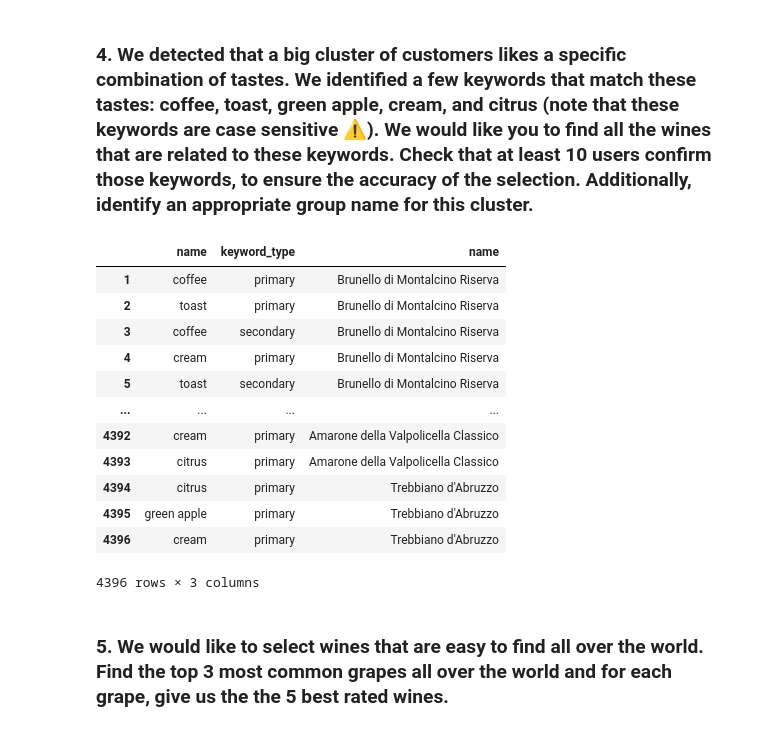
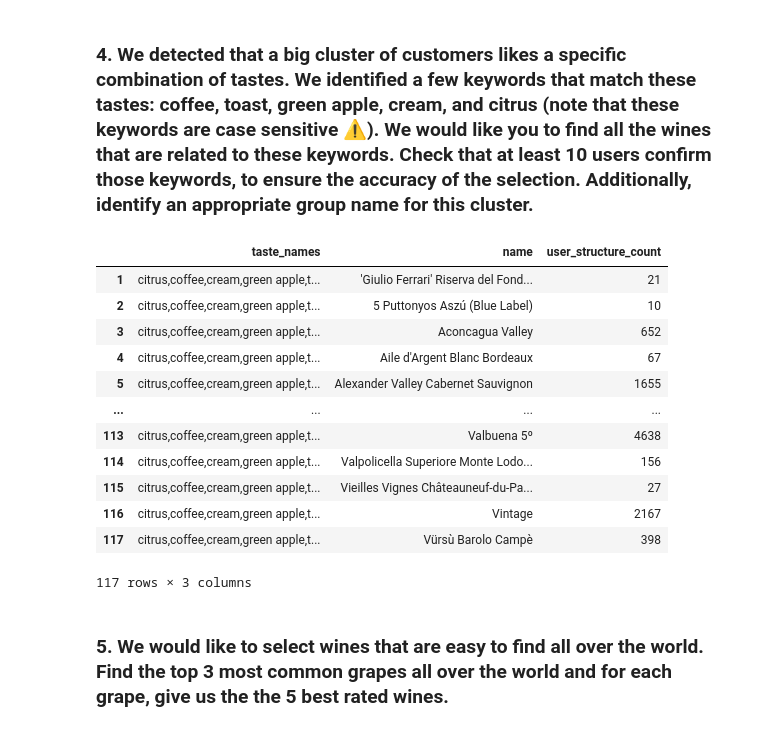
Before and after one commit to 1Dh2Be/Wiwino-Market-Analysis, a Jupyter notebook: src/queries.ipynb, the cells around one changed output. Cells and saved outputs as stored; diff of their text form; code cells hidden in the pictures.

```diff
--- a/src/queries.ipynb
+++ b/src/queries.ipynb
@@ -74,34 +92,36 @@ df
 # %%
 list_of_tastes = ["coffee", "toast", "green apple", "cream", "citrus"]
 list_of_tastes_str = ", " .join([f"'{name}'" for name in list_of_tastes])
 
 query_4 = f"""
-    SELECT keywords.name, keyword_type, wines.name
+    SELECT GROUP_CONCAT(DISTINCT keywords.name) AS taste_names, wines.name, user_structure_count
     FROM keywords
     JOIN keywords_wine
     ON keywords.id = keywords_wine.keyword_id
     JOIN wines
     ON keywords_wine.wine_id = wines.id
-    WHERE keywords.name IN ({list_of_tastes_str});"""
+    WHERE keywords.name IN ({list_of_tastes_str}) AND user_structure_count >= 10
+    GROUP BY wines.name
+    HAVING COUNT(DISTINCT keywords.name) = {len(list_of_tastes)};"""
 
 df = pd.read_sql_query(query_4, conn)
 
 df.index += 1
 df
 # %% [output]
-|  | name | keyword_type | name |
-| 1 | coffee | primary | Brunello di Montalcino Riserva |
-| 2 | toast | primary | Brunello di Montalcino Riserva |
-| 3 | coffee | secondary | Brunello di Montalcino Riserva |
-| 4 | cream | primary | Brunello di Montalcino Riserva |
-| 5 | toast | secondary | Brunello di Montalcino Riserva |
+|  | taste_names | name | user_structure_count |
+| 1 | citrus,coffee,cream,green apple,t... | 'Giulio Ferrari' Riserva del Fond... | 21 |
+| 2 | citrus,coffee,cream,green apple,t... | 5 Puttonyos Aszú (Blue Label) | 10 |
+| 3 | citrus,coffee,cream,green apple,t... | Aconcagua Valley | 652 |
+| 4 | citrus,coffee,cream,green apple,t... | Aile d'Argent Blanc Bordeaux | 67 |
+| 5 | citrus,coffee,cream,green apple,t... | Alexander Valley Cabernet Sauvignon | 1655 |
 | ... | ... | ... | ... |
-| 4392 | cream | primary | Amarone della Valpolicella Classico |
-| 4393 | citrus | primary | Amarone della Valpolicella Classico |
-| 4394 | citrus | primary | Trebbiano d'Abruzzo |
-| 4395 | green apple | primary | Trebbiano d'Abruzzo |
-| 4396 | cream | primary | Trebbiano d'Abruzzo |
+| 113 | citrus,coffee,cream,green apple,t... | Valbuena 5º | 4638 |
+| 114 | citrus,coffee,cream,green apple,t... | Valpolicella Superiore Monte Lodo... | 156 |
+| 115 | citrus,coffee,cream,green apple,t... | Vieilles Vignes Châteauneuf-du-Pa... | 27 |
+| 116 | citrus,coffee,cream,green apple,t... | Vintage | 2167 |
+| 117 | citrus,coffee,cream,green apple,t... | Vürsù Barolo Campè | 398 |
-4396 rows × 3 columns
+117 rows × 3 columns
 # %% [markdown]
 ### 5. We would like to select wines that are easy to find all over the world. Find the top 3 most common grapes all over the world and for each grape, give us the the 5 best rated wines.
 # %%
```
Also changed, not shown: parts of 6 cells of this notebook.
